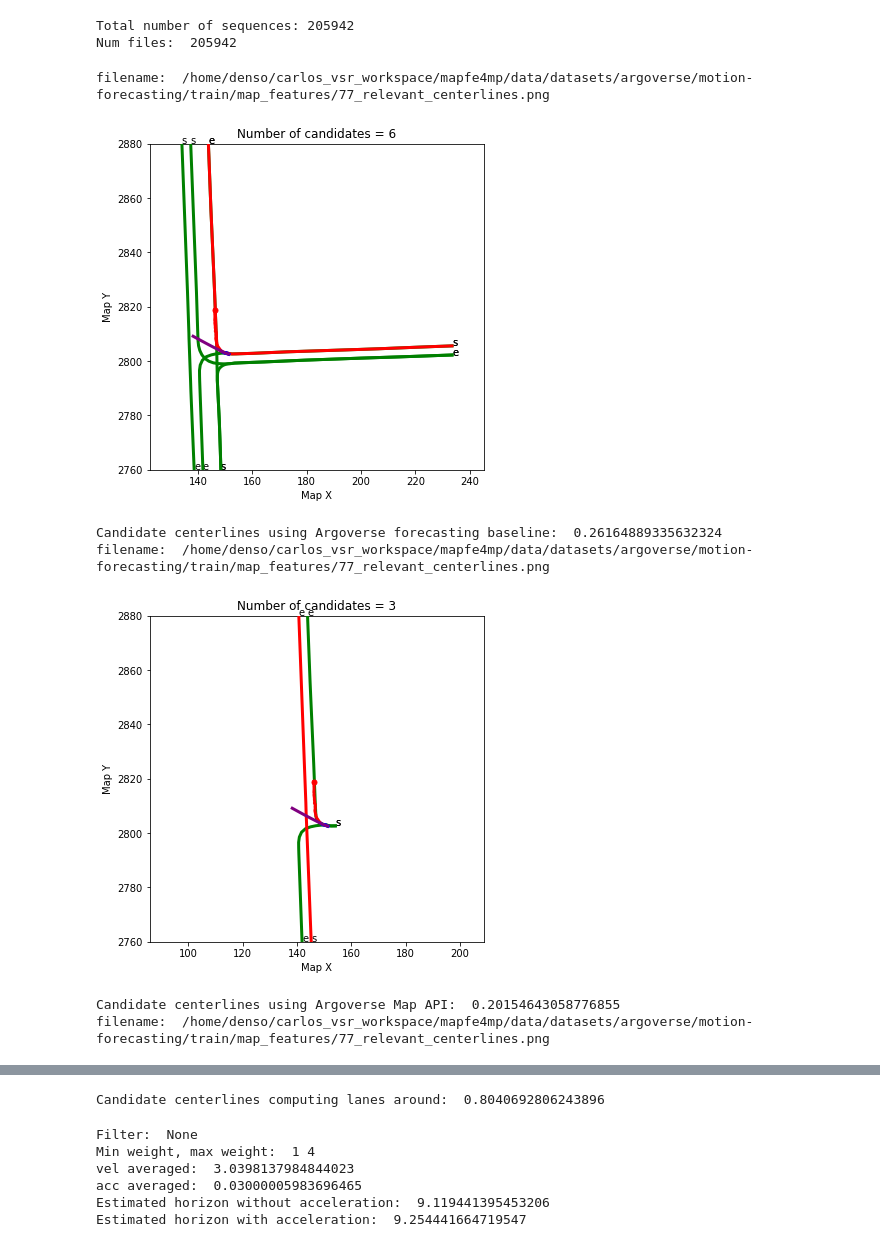
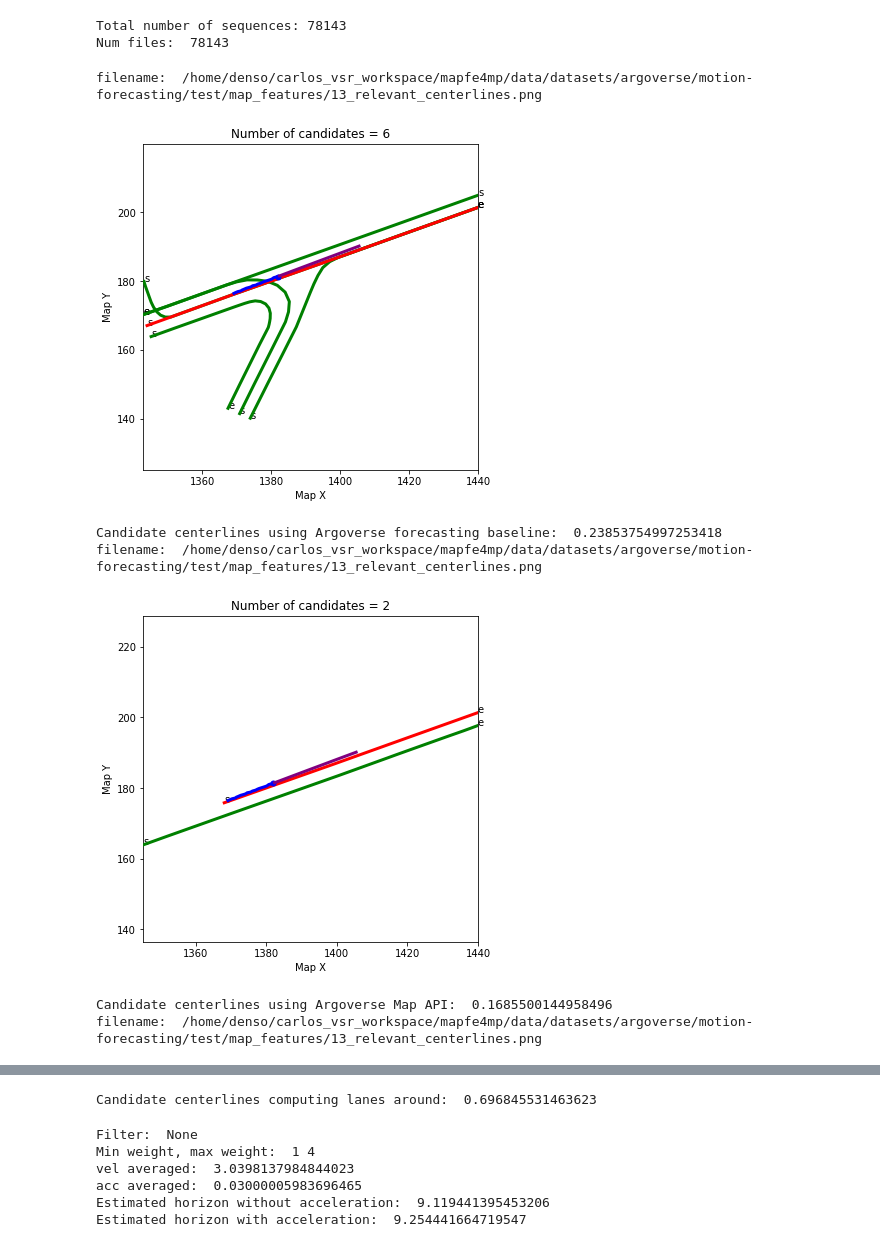
Before and after one commit to Cram3r95/mapfe4mp, a Jupyter notebook: evaluate/argoverse/test_argoverse_forecasting_map.ipynb, the cells around one changed output, grey strips where cells are left out. Drawn from its saved outputs; the diff is of its cells as text; code cells hidden in the pictures.

```diff
--- a/evaluate/argoverse/test_argoverse_forecasting_map.ipynb
+++ b/evaluate/argoverse/test_argoverse_forecasting_map.ipynb
@@ -35,7 +38,7 @@ obs_origin = 20
 # %%
 # Set root_dir to the correct path to your dataset folder
 
-split_name = "train"
+split_name = "test"
 root_dir = os.path.join(BASE_DIR,f'data/datasets/argoverse/motion-forecasting/{split_name}/data/')
 afl = ArgoverseForecastingLoader(root_dir)
 print('Total number of sequences:',len(afl))
@@ -52,10 +55,10 @@ for file_name in files:
 file_id_list.sort()
 print("Num files: ", num_files)
 # %% [output]
-Total number of sequences: 205942
-Num files:  205942
+Total number of sequences: 78143
+Num files:  78143
 # %%
-seq_id = 77
+seq_id = 13
 # seq_id = 188893
 viz = True
 
@@ -142,37 +145,37 @@ map_features, map_feature_helpers = map_features_utils_instance.compute_map_feat
         seq_id,
         split_name,
         obs_len,
         obs_len + pred_len,
         RAW_DATA_FORMAT,
         "test", # mode (if test, return K plausible candidates. Otherwise, return best possible candidate)
         avm,
         viz=viz,
         #max_candidates=2
         algorithm="get_around" # competition, map_api, get_around
     )
 
 end = time.time()
 print("Candidate centerlines computing lanes around: ", end-start)
 
 # # Visualize nearest centerline
 
 # start = time.time()
 # nearest_centerline = avm.get_nearest_centerline(np.array(origin_pos), city_name, visualize=viz)
 # end = time.time()
 # print("Nearest centerline: ", end-start)
 
 # # Visualize lane direction in the last observation frame
 
 # agent_traj = afl.get(seq_path).agent_traj
 # start = time.time()
 # lane_direction = avm.get_lane_direction(agent_traj[0], city_name, visualize=viz)
 # end = time.time()
 # print("Get lane direction: ", end-start)
 # %% [output]
-filename:  /home/denso/carlos_vsr_workspace/mapfe4mp/data/datasets/argoverse/motion-forecasting/train/map_features/77_relevant_centerlines.png
+filename:  /home/denso/carlos_vsr_workspace/mapfe4mp/data/datasets/argoverse/motion-forecasting/test/map_features/13_relevant_centerlines.png
-[figure, old version]
+[figure, new version]
-Candidate centerlines using Argoverse forecasting baseline:  0.26164889335632324
-filename:  /home/denso/carlos_vsr_workspace/mapfe4mp/data/datasets/argoverse/motion-forecasting/train/map_features/77_relevant_centerlines.png
+Candidate centerlines using Argoverse forecasting baseline:  0.23853754997253418
+filename:  /home/denso/carlos_vsr_workspace/mapfe4mp/data/datasets/argoverse/motion-forecasting/test/map_features/13_relevant_centerlines.png
-[figure, old version]
+[figure, new version]
-Candidate centerlines using Argoverse Map API:  0.20154643058776855
-filename:  /home/denso/carlos_vsr_workspace/mapfe4mp/data/datasets/argoverse/motion-forecasting/train/map_features/77_relevant_centerlines.png
+Candidate centerlines using Argoverse Map API:  0.1685500144958496
+filename:  /home/denso/carlos_vsr_workspace/mapfe4mp/data/datasets/argoverse/motion-forecasting/test/map_features/13_relevant_centerlines.png
@@ -180,2 +183,2 @@ filename:  /home/denso/carlos_vsr_workspace/mapfe4mp/data/datasets/argoverse/mot
-Candidate centerlines computing lanes around:  0.8040692806243896
+Candidate centerlines computing lanes around:  0.696845531463623
 # %%
```
Also changed, not shown: parts of 3 cells of this notebook, 15 other files.
